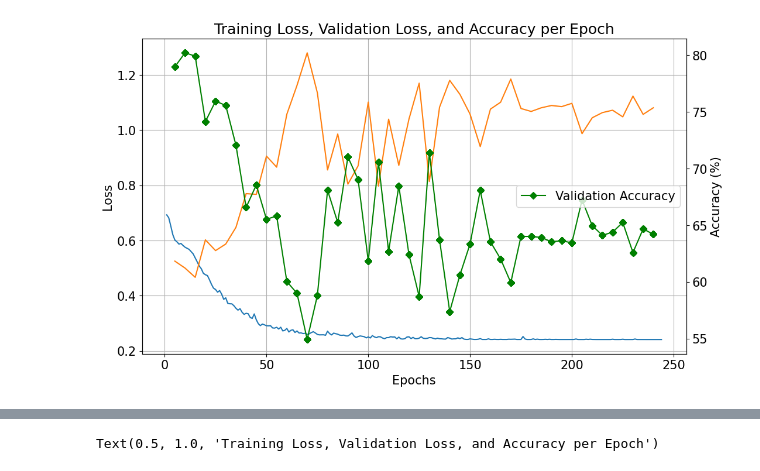
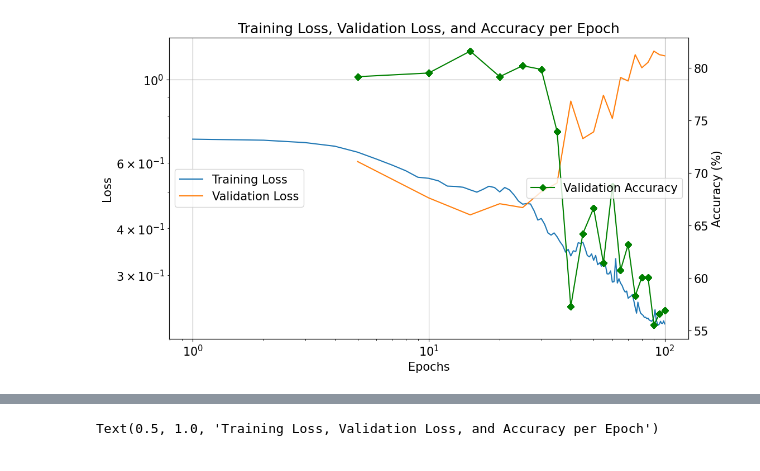
Before and after one commit to dandarm/VideoMAEv2, a Jupyter notebook: plot_train_loss.ipynb, the cells around one changed output, grey strips where cells are left out. Drawn from its saved outputs; the diff is of its cells as text; code cells hidden in the pictures.

```diff
--- a/plot_train_loss.ipynb
+++ b/plot_train_loss.ipynb
@@ -10,6 +10,7 @@ args = prepare_finetuning_args()
 #log_file_path = './output/log_sup.txt'
 #log_file_path = './output/log_pretrainTrue.txt'
 log_file_path = './output/log_12h.txt'
+log_file_path = './output/log_12h_cloudy.txt'
 # %%
 train_epochs = []
 train_losses = []
@@ -66,27 +67,27 @@ with open(log_file_path, 'r', encoding="utf-8") as file:
 # %%
 # Plot del grafico
 fig, ax1 = plt.subplots(figsize=(12, 7))
 
 # Asse sinistro per la loss
 ax1.plot(train_epochs, train_losses, label='Training Loss') #, marker='o', linestyle='')
 #ax1.plot(test_epochs, test_losses, label='Test Loss') #color='r', marker='s',
 ax1.plot(val_epochs, val_losses, label='Validation Loss') #color='r', marker='s',
 ax1.set_xlabel('Epochs')
 ax1.set_ylabel('Loss')
 ax1.grid(True)
-#ax1.legend(loc='center left')
-#ax1.set_yscale('log')
-#ax1.set_xscale('log')
+ax1.legend(loc='center left')
+ax1.set_yscale('log')
+ax1.set_xscale('log')
 
 if len(val_accs)>0:
     # Asse destro per l'accuracy
     ax2 = ax1.twinx()
     ax2.plot(val_epochs, val_accs, color='g', marker='D', label='Validation Accuracy')
     ax2.set_ylabel('Accuracy (%)')
     ax2.legend(loc='center right')
 
 plt.title('Training Loss, Validation Loss, and Accuracy per Epoch')
 #plt.show()
 plt.savefig("supervised_class_1954t_pretrainTrue.png")
 # %% [output]
-[figure, old version]
+[figure, new version]
```
Also changed, not shown: parts of 1 cell of this notebook, 7 other files.
